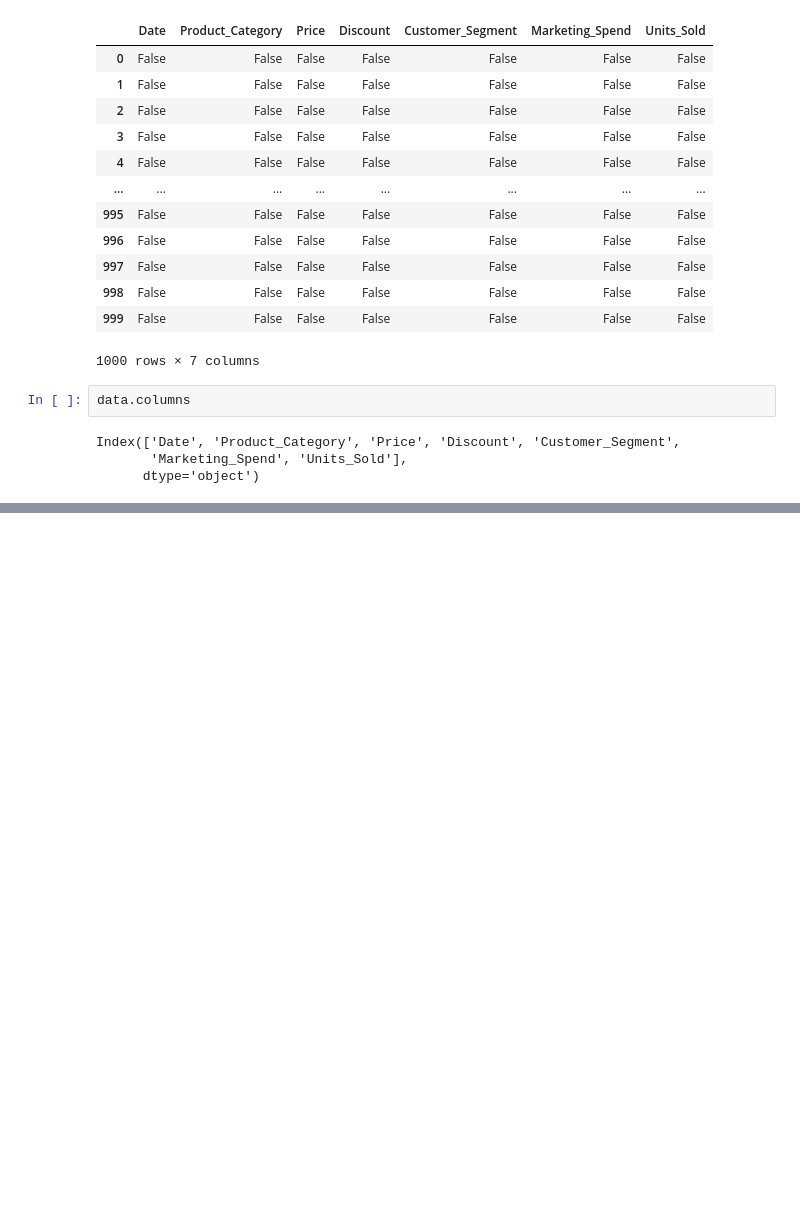
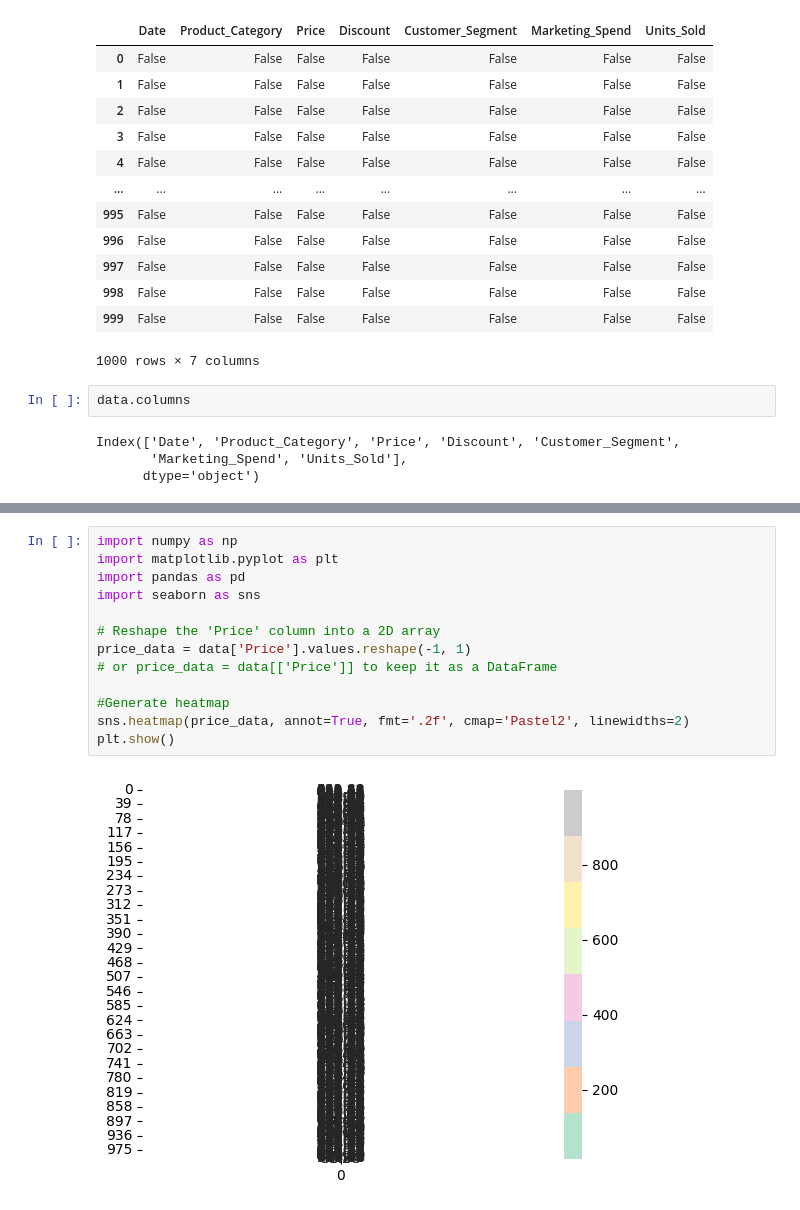
Before and after one commit to Praveenpadidapu/ML-Assignments, a Jupyter notebook: EDA.ipynb, the cells around one changed output, grey strips where cells are left out. Cells and saved outputs as stored; diff of their text form; blank space fills up the shorter version.

```diff
--- a/EDA.ipynb
+++ b/EDA.ipynb
@@ -61,0 +77,15 @@ ValueError: could not convert string to float: '01-01-2023'
+# %%
+import numpy as np
+import matplotlib.pyplot as plt
+import pandas as pd
+import seaborn as sns
+
+# Reshape the 'Price' column into a 2D array
+price_data = data['Price'].values.reshape(-1, 1)
+# or price_data = data[['Price']] to keep it as a DataFrame
+
+#Generate heatmap
+sns.heatmap(price_data, annot=True, fmt='.2f', cmap='Pastel2', linewidths=2)
+plt.show()
+# %% [output]
+[figure, added]
```
Also changed, not shown: parts of 32 cells of this notebook.
